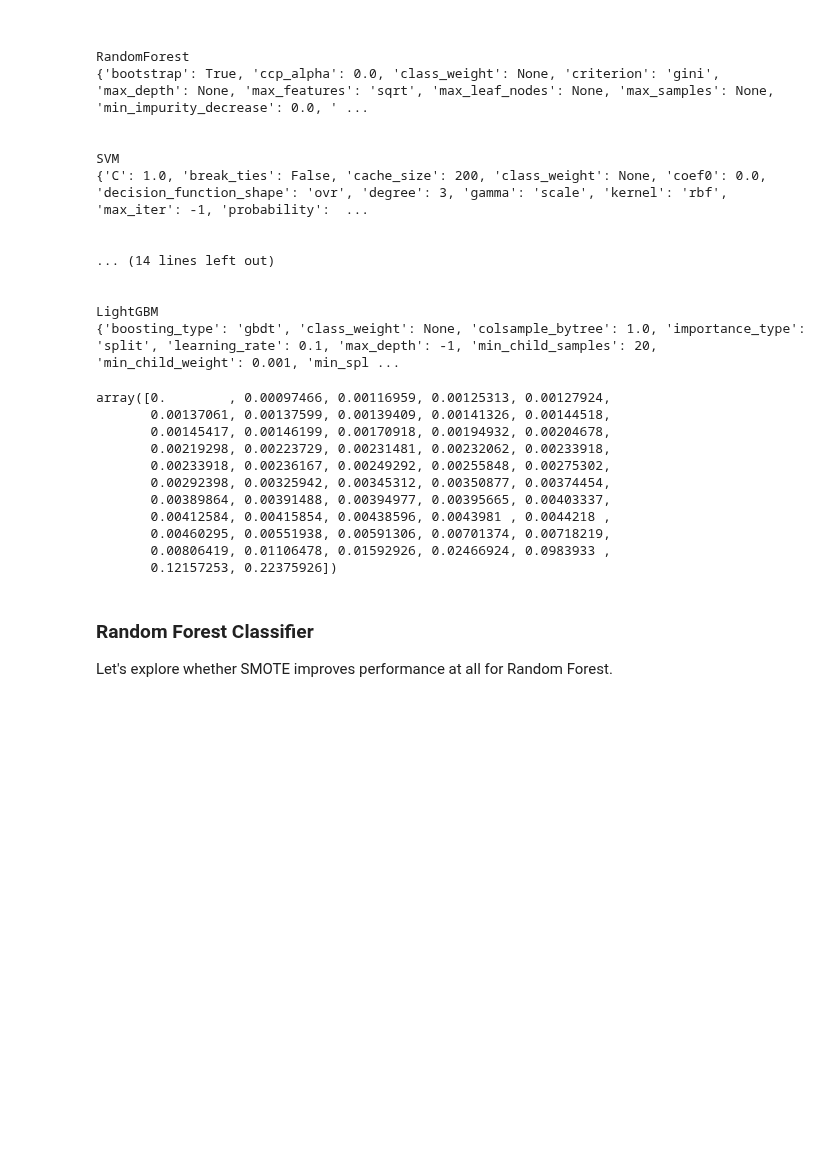
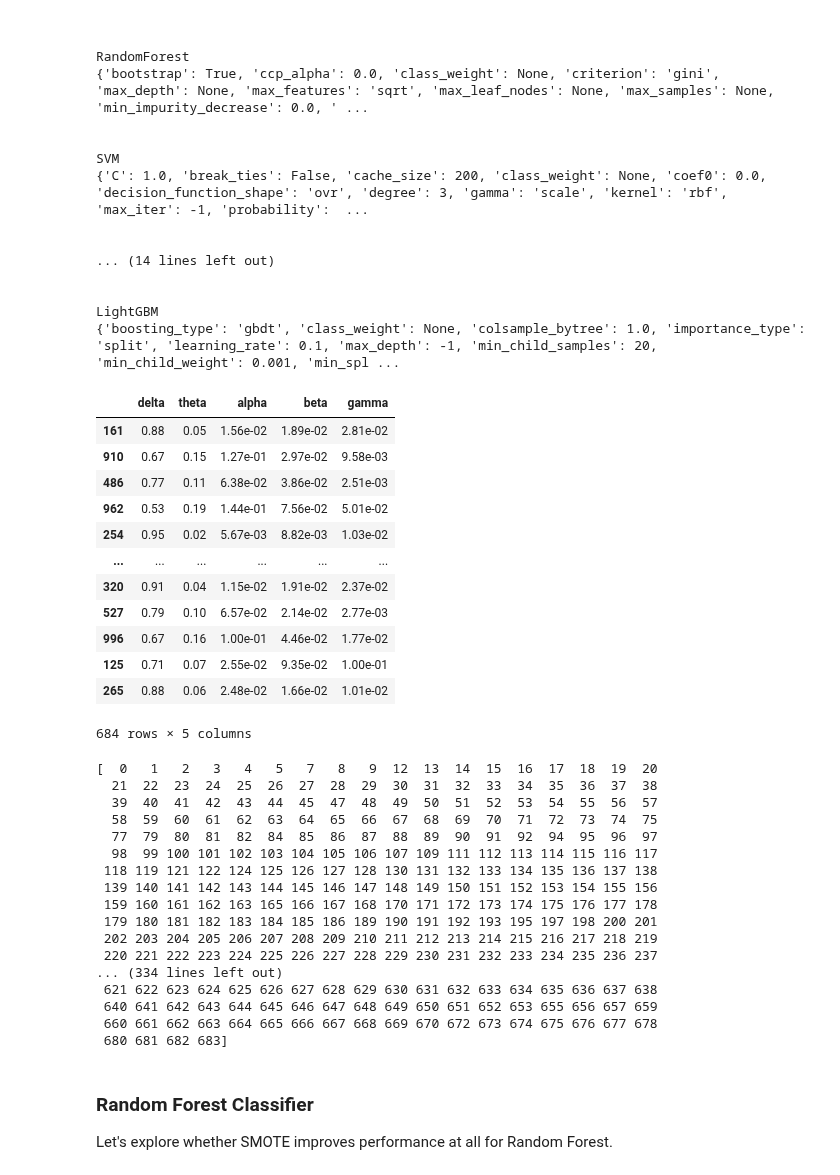
Before and after one commit to sayanfaraz/sleep-data-analysis, a Jupyter notebook: notebooks/playground-sleep-eeg-w-fourier-transforms.ipynb, the cells around one changed output. Saved outputs shown, nothing was run; the diff lists cells and outputs as text; code cells hidden in the pictures; blank space fills up the shorter version.

```diff
--- a/notebooks/playground-sleep-eeg-w-fourier-transforms.ipynb
+++ b/notebooks/playground-sleep-eeg-w-fourier-transforms.ipynb
@@ -434,20 +434,50 @@ tree = DecisionTreeClassifier()
 path = tree.cost_complexity_pruning_path(X_train, y_train)
 alphas = path.ccp_alphas
 alphas = np.unique(alphas)
+# %%
+X_train
+# %% [output]
+|  | delta | theta | alpha | beta | gamma |
+| 161 | 0.88 | 0.05 | 1.56e-02 | 1.89e-02 | 2.81e-02 |
+| 910 | 0.67 | 0.15 | 1.27e-01 | 2.97e-02 | 9.58e-03 |
+| 486 | 0.77 | 0.11 | 6.38e-02 | 3.86e-02 | 2.51e-03 |
+| 962 | 0.53 | 0.19 | 1.44e-01 | 7.56e-02 | 5.01e-02 |
+| 254 | 0.95 | 0.02 | 5.67e-03 | 8.82e-03 | 1.03e-02 |
+| ... | ... | ... | ... | ... | ... |
+| 320 | 0.91 | 0.04 | 1.15e-02 | 1.91e-02 | 2.37e-02 |
+| 527 | 0.79 | 0.10 | 6.57e-02 | 2.14e-02 | 2.77e-03 |
+| 996 | 0.67 | 0.16 | 1.00e-01 | 4.46e-02 | 1.77e-02 |
+| 125 | 0.71 | 0.07 | 2.55e-02 | 9.35e-02 | 1.00e-01 |
+| 265 | 0.88 | 0.06 | 2.48e-02 | 1.66e-02 | 1.01e-02 |
+684 rows × 5 columns
 # %%
-tree.set_params()
+from sklearn.model_selection import StratifiedKFold
+
+cv = StratifiedKFold(n_splits=10, shuffle=True, random_state=RAND_STATE_INT)
+fold_scores = []
+best_iterations = []
+
+for train_idx, val_idx in cv.split(X_train, y_train):
+    X_fold_train, X_val = X_train.iloc[train_idx], X_train.iloc[val_idx]
+    y_fold_train, y_val = y_train.iloc[train_idx], y_train.iloc[val_idx]
 # %% [output]
-array([0.        , 0.00097466, 0.00116959, 0.00125313, 0.00127924,
-       0.00137061, 0.00137599, 0.00139409, 0.00141326, 0.00144518,
-       0.00145417, 0.00146199, 0.00170918, 0.00194932, 0.00204678,
-       0.00219298, 0.00223729, 0.00231481, 0.00232062, 0.00233918,
-       0.00233918, 0.00236167, 0.00249292, 0.00255848, 0.00275302,
-       0.00292398, 0.00325942, 0.00345312, 0.00350877, 0.00374454,
-       0.00389864, 0.00391488, 0.00394977, 0.00395665, 0.00403337,
-       0.00412584, 0.00415854, 0.00438596, 0.0043981 , 0.0044218 ,
-       0.00460295, 0.00551938, 0.00591306, 0.00701374, 0.00718219,
-       0.00806419, 0.01106478, 0.01592926, 0.02466924, 0.0983933 ,
-       0.12157253, 0.22375926])
+[  0   1   2   3   4   5   7   8   9  12  13  14  15  16  17  18  19  20
+  21  22  23  24  25  26  27  28  29  30  31  32  33  34  35  36  37  38
+  39  40  41  42  43  44  45  47  48  49  50  51  52  53  54  55  56  57
+  58  59  60  61  62  63  64  65  66  67  68  69  70  71  72  73  74  75
+  77  79  80  81  82  84  85  86  87  88  89  90  91  92  94  95  96  97
+  98  99 100 101 102 103 104 105 106 107 109 111 112 113 114 115 116 117
+ 118 119 121 122 124 125 126 127 128 130 131 132 133 134 135 136 137 138
+ 139 140 141 142 143 144 145 146 147 148 149 150 151 152 153 154 155 156
+ 159 160 161 162 163 165 166 167 168 170 171 172 173 174 175 176 177 178
+ 179 180 181 182 183 184 185 186 189 190 191 192 193 195 197 198 200 201
+ 202 203 204 205 206 207 208 209 210 211 212 213 214 215 216 217 218 219
+ 220 221 222 223 224 225 226 227 228 229 230 231 232 233 234 235 236 237
+... (334 lines left out)
+ 621 622 623 624 625 626 627 628 629 630 631 632 633 634 635 636 637 638
+ 640 641 642 643 644 645 646 647 648 649 650 651 652 653 655 656 657 659
+ 660 661 662 663 664 665 666 667 668 669 670 672 673 674 675 676 677 678
+ 680 681 682 683]
 # %% [markdown]
 ### Random Forest Classifier
 
```
Also changed, not shown: 5 other files.
